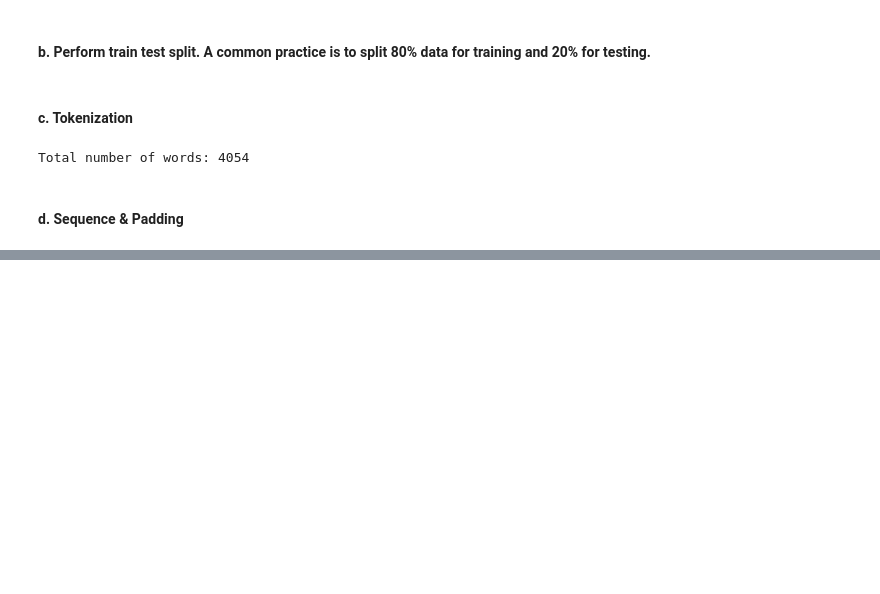
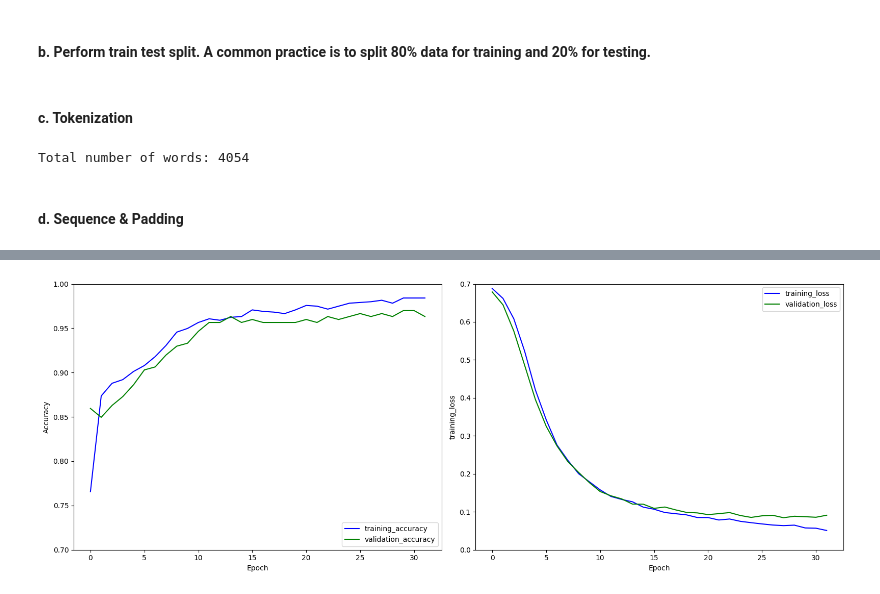
Before and after one commit to Sunpreet29/Projects, a Jupyter notebook: Spam Detection/spam_detection.ipynb, the cells around one changed output, grey strips where cells are left out. Drawn from its saved outputs; the diff is of its cells as text; code cells hidden in the pictures; blank space fills up the shorter version.

Commit message:
Added Dense model (MLP) results

```diff
--- a/Spam Detection/spam_detection.ipynb
+++ b/Spam Detection/spam_detection.ipynb
@@ -207,0 +265,2 @@ testing_padded = pad_sequences(testing_sequences,
+# %%
+model.compile(loss = 'binary_crossentropy', optimizer = 'adam' , metrics = ['accuracy'])
@@ -207,0 +269,9 @@ testing_padded = pad_sequences(testing_sequences,
+# %%
+num_epochs = 40
+early_stop = EarlyStopping(monitor='val_loss', patience=4)
+history = model.fit(training_padded,
+                    y_train,
+                    epochs=num_epochs,
+                    validation_data=(testing_padded, y_test),
+                    callbacks =[early_stop],
+                    verbose=2)
@@ -207,0 +303,23 @@ testing_padded = pad_sequences(testing_sequences,
+# %%
+plt.rcParams["figure.figsize"] = [16,6]
+plt.rcParams["figure.autolayout"] = True
+
+ax1 = plt.subplot(1,2,1)
+ax1.plot(history.history['accuracy'], label='training_accuracy', color='b')
+ax1.plot(history.history['val_accuracy'], label='validation_accuracy', color='g')
+ax1.set_ylim(0.7, 1)
+ax1.set_xlabel('Epoch')
+ax1.set_ylabel('Accuracy')
+ax1.legend(loc="lower right")
+
+ax2 = plt.subplot(1,2,2)
+ax2.plot(history.history['loss'], label='training_loss', color='b')
+ax2.plot(history.history['val_loss'], label='validation_loss', color='g')
+ax2.set_ylim(0, 0.7)
+ax2.set_xlabel('Epoch')
+ax2.set_ylabel('training_loss')
+ax2.legend(loc="upper right")
+
+plt.show()
+# %% [output]
+[figure, added]
```
Also changed, not shown: parts of 16 cells of this notebook.
